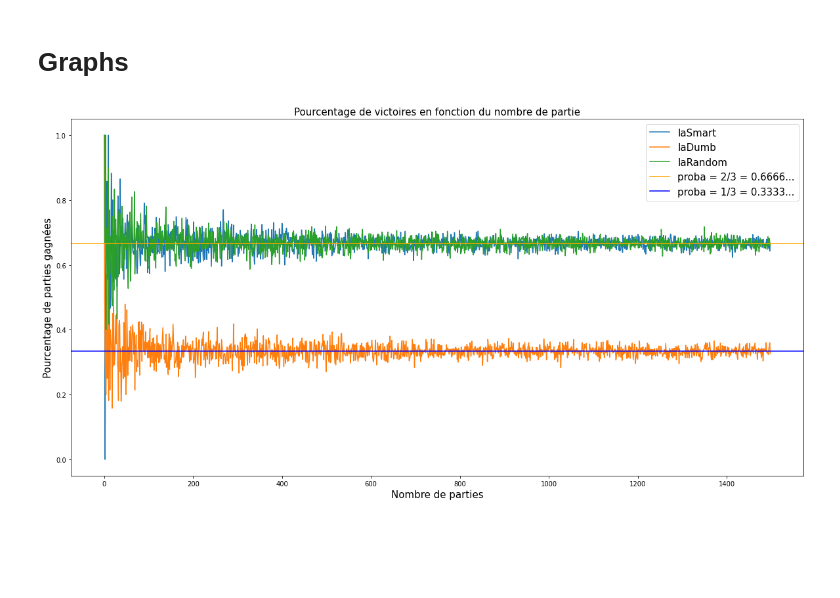
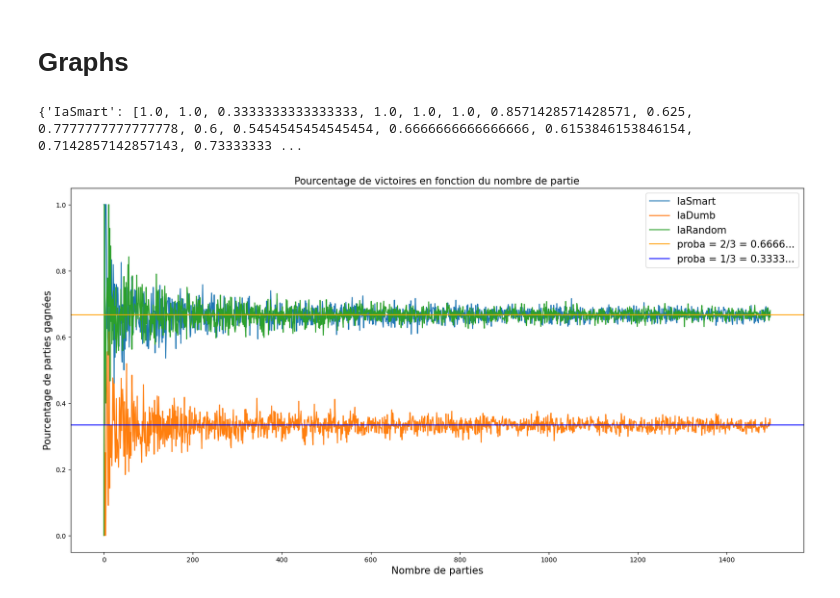
Before and after one commit to MathiasGenibrel/Hangman, a Jupyter notebook: consignes_projet.ipynb, the cells around one changed output. Cells and saved outputs as stored; diff of their text form; code cells hidden in the pictures; blank space fills up the shorter version.

```diff
--- a/consignes_projet.ipynb
+++ b/consignes_projet.ipynb
@@ -188,29 +188,31 @@ for Ia in [IaSmart, IaDumb, IaRandom]:
 # %%
 import pandas as pd
 import matplotlib.pyplot as plt
 
 stats_ia = {"IaSmart": [], "IaDumb": [], "IaRandom": []}
 
 
 for N_PARTIES in range(1, 1500):
     for Ia, ia_name in zip([IaSmart, IaDumb, IaRandom], ["IaSmart", "IaDumb", "IaRandom"]):
         player = Ia()
         game = MontyGame(player=player, n_games=N_PARTIES)
         game.play_many()
         score = game.score
         score_in_percent = score / N_PARTIES
-        score_in_percent = score / N_PARTIES
         stats_ia[ia_name].append(score_in_percent)
+
+print(stats_ia)
 
 
 df = pd.DataFrame.from_dict(stats_ia, orient='index').T
 df.plot(figsize=(20,10))
 plt.axhline(2/3, color='orange', label="proba = 2/3 = 0.6666...")
 plt.axhline(1/3, color='blue', label="proba = 1/3 = 0.3333...")
 plt.legend(fontsize=15)
 plt.title("Pourcentage de victoires en fonction du nombre de partie", fontsize=15)
 plt.xlabel("Nombre de parties", fontsize=15)
 plt.ylabel("Pourcentage de parties gagnées", fontsize=15)
 plt.show()
 # %% [output]
+{'IaSmart': [1.0, 1.0, 0.3333333333333333, 1.0, 1.0, 1.0, 0.8571428571428571, 0.625, 0.7777777777777778, 0.6, 0.5454545454545454, 0.6666666666666666, 0.6153846153846154, 0.7142857142857143, 0.73333333 ...
-[figure, old version]
+[figure, new version]
```
Also changed, not shown: parts of 3 cells of this notebook, 6 other files.
